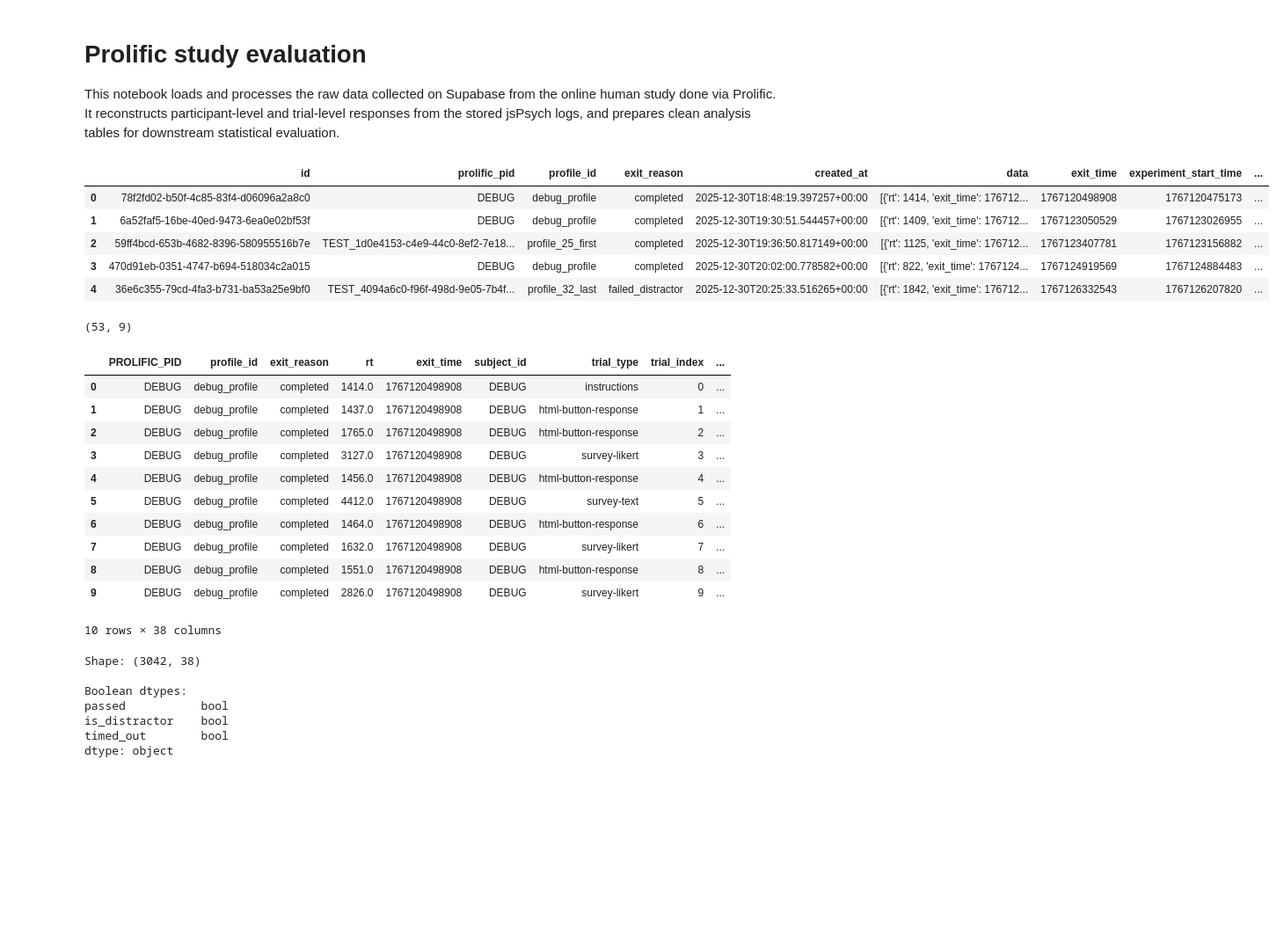
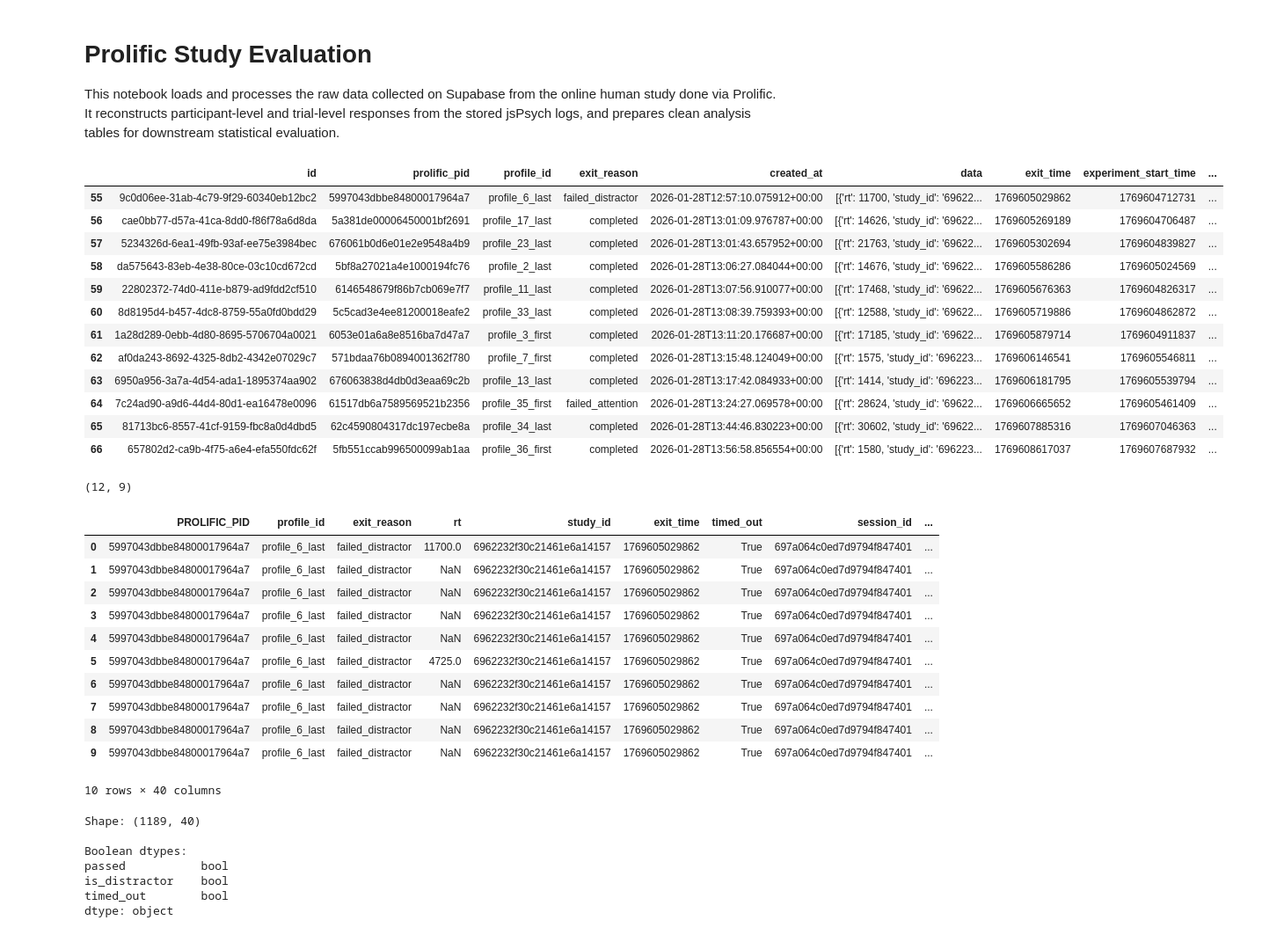
Before and after one commit to jonnemi/color-concept-entanglement, a Jupyter notebook: prolific_study/prolific_evaluation.ipynb, the cells around one changed output. Shown at 88% size. Saved outputs shown, nothing was run; the diff lists cells and outputs as text; code cells hidden in the pictures; blank space fills up the shorter version.

```diff
--- a/prolific_study/prolific_evaluation.ipynb
+++ b/prolific_study/prolific_evaluation.ipynb
@@ -1,5 +1,5 @@
 # %% [markdown]
-# Prolific study evaluation
+# Prolific Study Evaluation
 This notebook loads and processes the raw data collected on Supabase from the online human study done via Prolific.
 It reconstructs participant-level and trial-level responses from the stored jsPsych logs,
 and prepares clean analysis tables for downstream statistical evaluation.
@@ -20,20 +20,32 @@ supabase = create_client(SUPABASE_URL, SUPABASE_KEY)
 # %%
 # Read out results table and print as dataframe
 response = supabase.table("results").select("*").execute()
 
 rows = response.data
 df_raw = pd.DataFrame(rows)
 
-display(df_raw.head())
+# Drop all test and debug participants
+df_raw = df_raw[(~df_raw['prolific_pid'].str.startswith('DEBUG')) &
+    (~df_raw['prolific_pid'].str.startswith('TEST_'))
+].copy()
+
+display(df_raw)
 print(df_raw.shape)
 # %% [output]
 |  | id | prolific_pid | profile_id | exit_reason | created_at | data | exit_time | experiment_start_time | ... |
-| 0 | 78f2fd02-b50f-4c85-83f4-d06096a2a8c0 | DEBUG | debug_profile | completed | 2025-12-30T18:48:19.397257+00:00 | [{'rt': 1414, 'exit_time': 176712... | 1767120498908 | 1767120475173 | ... |
-| 1 | 6a52faf5-16be-40ed-9473-6ea0e02bf53f | DEBUG | debug_profile | completed | 2025-12-30T19:30:51.544457+00:00 | [{'rt': 1409, 'exit_time': 176712... | 1767123050529 | 1767123026955 | ... |
-| 2 | 59ff4bcd-653b-4682-8396-580955516b7e | TEST_1d0e4153-c4e9-44c0-8ef2-7e18... | profile_25_first | completed | 2025-12-30T19:36:50.817149+00:00 | [{'rt': 1125, 'exit_time': 176712... | 1767123407781 | 1767123156882 | ... |
-| 3 | 470d91eb-0351-4747-b694-518034c2a015 | DEBUG | debug_profile | completed | 2025-12-30T20:02:00.778582+00:00 | [{'rt': 822, 'exit_time': 1767124... | 1767124919569 | 1767124884483 | ... |
-| 4 | 36e6c355-79cd-4fa3-b731-ba53a25e9bf0 | TEST_4094a6c0-f96f-498d-9e05-7b4f... | profile_32_last | failed_distractor | 2025-12-30T20:25:33.516265+00:00 | [{'rt': 1842, 'exit_time': 176712... | 1767126332543 | 1767126207820 | ... |
+| 55 | 9c0d06ee-31ab-4c79-9f29-60340eb12bc2 | 5997043dbbe84800017964a7 | profile_6_last | failed_distractor | 2026-01-28T12:57:10.075912+00:00 | [{'rt': 11700, 'study_id': '69622... | 1769605029862 | 1769604712731 | ... |
+| 56 | cae0bb77-d57a-41ca-8dd0-f86f78a6d8da | 5a381de00006450001bf2691 | profile_17_last | completed | 2026-01-28T13:01:09.976787+00:00 | [{'rt': 14626, 'study_id': '69622... | 1769605269189 | 1769604706487 | ... |
+| 57 | 5234326d-6ea1-49fb-93af-ee75e3984bec | 676061b0d6e01e2e9548a4b9 | profile_23_last | completed | 2026-01-28T13:01:43.657952+00:00 | [{'rt': 21763, 'study_id': '69622... | 1769605302694 | 1769604839827 | ... |
+| 58 | da575643-83eb-4e38-80ce-03c10cd672cd | 5bf8a27021a4e1000194fc76 | profile_2_last | completed | 2026-01-28T13:06:27.084044+00:00 | [{'rt': 14676, 'study_id': '69622... | 1769605586286 | 1769605024569 | ... |
+| 59 | 22802372-74d0-411e-b879-ad9fdd2cf510 | 6146548679f86b7cb069e7f7 | profile_11_last | completed | 2026-01-28T13:07:56.910077+00:00 | [{'rt': 17468, 'study_id': '69622... | 1769605676363 | 1769604826317 | ... |
+| 60 | 8d8195d4-b457-4dc8-8759-55a0fd0bdd29 | 5c5cad3e4ee81200018eafe2 | profile_33_last | completed | 2026-01-28T13:08:39.759393+00:00 | [{'rt': 12588, 'study_id': '69622... | 1769605719886 | 1769604862872 | ... |
+| 61 | 1a28d289-0ebb-4d80-8695-5706704a0021 | 6053e01a6a8e8516ba7d47a7 | profile_3_first | completed | 2026-01-28T13:11:20.176687+00:00 | [{'rt': 17185, 'study_id': '69622... | 1769605879714 | 1769604911837 | ... |
+| 62 | af0da243-8692-4325-8db2-4342e07029c7 | 571bdaa76b0894001362f780 | profile_7_first | completed | 2026-01-28T13:15:48.124049+00:00 | [{'rt': 1575, 'study_id': '696223... | 1769606146541 | 1769605546811 | ... |
+| 63 | 6950a956-3a7a-4d54-ada1-1895374aa902 | 676063838d4db0d3eaa69c2b | profile_13_last | completed | 2026-01-28T13:17:42.084933+00:00 | [{'rt': 1414, 'study_id': '696223... | 1769606181795 | 1769605539794 | ... |
+| 64 | 7c24ad90-a9d6-44d4-80d1-ea16478e0096 | 61517db6a7589569521b2356 | profile_35_first | failed_attention | 2026-01-28T13:24:27.069578+00:00 | [{'rt': 28624, 'study_id': '69622... | 1769606665652 | 1769605461409 | ... |
+| 65 | 81713bc6-8557-41cf-9159-fbc8a0d4dbd5 | 62c4590804317dc197ecbe8a | profile_34_last | completed | 2026-01-28T13:44:46.830223+00:00 | [{'rt': 30602, 'study_id': '69622... | 1769607885316 | 1769607046363 | ... |
+| 66 | 657802d2-ca9b-4f75-a6e4-efa550fdc62f | 5fb551ccab996500099ab1aa | profile_36_first | completed | 2026-01-28T13:56:58.856554+00:00 | [{'rt': 1580, 'study_id': '696223... | 1769608617037 | 1769607687932 | ... |
-(53, 9)
+(12, 9)
 # %%
 # Explode df_raw into trial-level df
 import pandas as pd
@@ -106,19 +118,19 @@ print("Shape:", df.shape)
 print("\nBoolean dtypes:")
 print(df[bool_cols].dtypes)
 # %% [output]
-|  | PROLIFIC_PID | profile_id | exit_reason | rt | exit_time | subject_id | trial_type | trial_index | ... |
-| 0 | DEBUG | debug_profile | completed | 1414.0 | 1767120498908 | DEBUG | instructions | 0 | ... |
-| 1 | DEBUG | debug_profile | completed | 1437.0 | 1767120498908 | DEBUG | html-button-response | 1 | ... |
-| 2 | DEBUG | debug_profile | completed | 1765.0 | 1767120498908 | DEBUG | html-button-response | 2 | ... |
-| 3 | DEBUG | debug_profile | completed | 3127.0 | 1767120498908 | DEBUG | survey-likert | 3 | ... |
-| 4 | DEBUG | debug_profile | completed | 1456.0 | 1767120498908 | DEBUG | html-button-response | 4 | ... |
-| 5 | DEBUG | debug_profile | completed | 4412.0 | 1767120498908 | DEBUG | survey-text | 5 | ... |
-| 6 | DEBUG | debug_profile | completed | 1464.0 | 1767120498908 | DEBUG | html-button-response | 6 | ... |
-| 7 | DEBUG | debug_profile | completed | 1632.0 | 1767120498908 | DEBUG | survey-likert | 7 | ... |
-| 8 | DEBUG | debug_profile | completed | 1551.0 | 1767120498908 | DEBUG | html-button-response | 8 | ... |
-| 9 | DEBUG | debug_profile | completed | 2826.0 | 1767120498908 | DEBUG | survey-likert | 9 | ... |
+|  | PROLIFIC_PID | profile_id | exit_reason | rt | study_id | exit_time | timed_out | session_id | ... |
+| 0 | 5997043dbbe84800017964a7 | profile_6_last | failed_distractor | 11700.0 | 6962232f30c21461e6a14157 | 1769605029862 | True | 697a064c0ed7d9794f847401 | ... |
+| 1 | 5997043dbbe84800017964a7 | profile_6_last | failed_distractor | NaN | 6962232f30c21461e6a14157 | 1769605029862 | True | 697a064c0ed7d9794f847401 | ... |
+| 2 | 5997043dbbe84800017964a7 | profile_6_last | failed_distractor | NaN | 6962232f30c21461e6a14157 | 1769605029862 | True | 697a064c0ed7d9794f847401 | ... |
+| 3 | 5997043dbbe84800017964a7 | profile_6_last | failed_distractor | NaN | 6962232f30c21461e6a14157 | 1769605029862 | True | 697a064c0ed7d9794f847401 | ... |
+| 4 | 5997043dbbe84800017964a7 | profile_6_last | failed_distractor | NaN | 6962232f30c21461e6a14157 | 1769605029862 | True | 697a064c0ed7d9794f847401 | ... |
+| 5 | 5997043dbbe84800017964a7 | profile_6_last | failed_distractor | 4725.0 | 6962232f30c21461e6a14157 | 1769605029862 | True | 697a064c0ed7d9794f847401 | ... |
+| 6 | 5997043dbbe84800017964a7 | profile_6_last | failed_distractor | NaN | 6962232f30c21461e6a14157 | 1769605029862 | True | 697a064c0ed7d9794f847401 | ... |
+| 7 | 5997043dbbe84800017964a7 | profile_6_last | failed_distractor | NaN | 6962232f30c21461e6a14157 | 1769605029862 | True | 697a064c0ed7d9794f847401 | ... |
+| 8 | 5997043dbbe84800017964a7 | profile_6_last | failed_distractor | NaN | 6962232f30c21461e6a14157 | 1769605029862 | True | 697a064c0ed7d9794f847401 | ... |
+| 9 | 5997043dbbe84800017964a7 | profile_6_last | failed_distractor | NaN | 6962232f30c21461e6a14157 | 1769605029862 | True | 697a064c0ed7d9794f847401 | ... |
-10 rows × 38 columns
+10 rows × 40 columns
-Shape: (3042, 38)
+Shape: (1189, 40)
 
 Boolean dtypes:
 passed           bool
```
Also changed, not shown: parts of 7 cells of this notebook, 5 other files.
